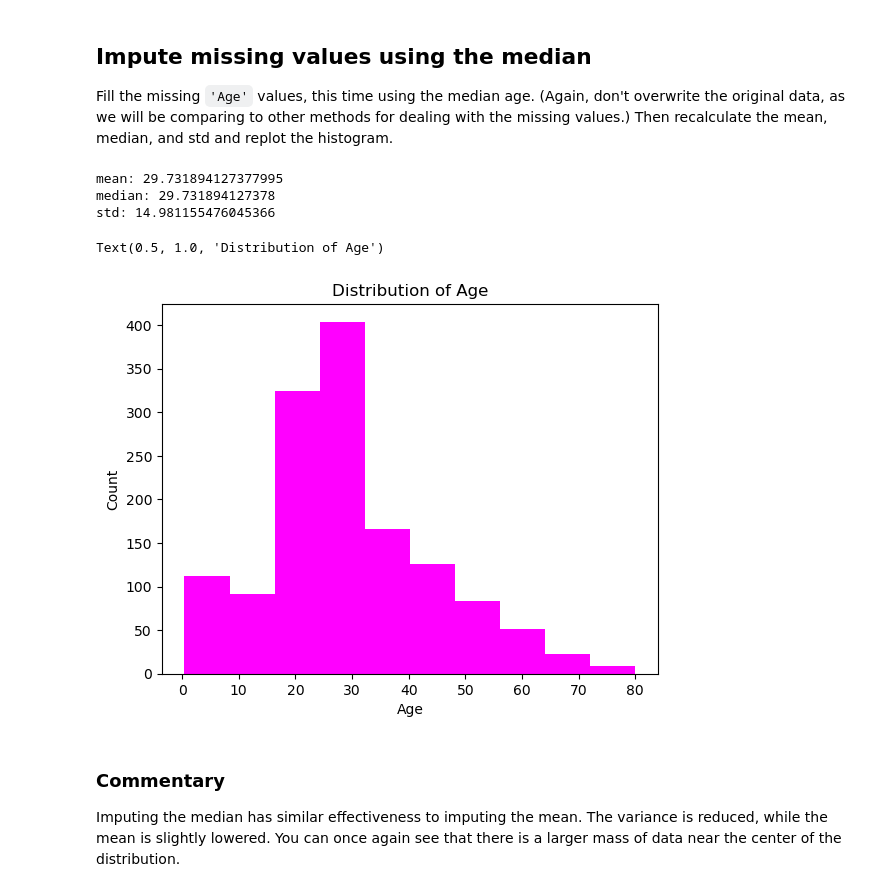
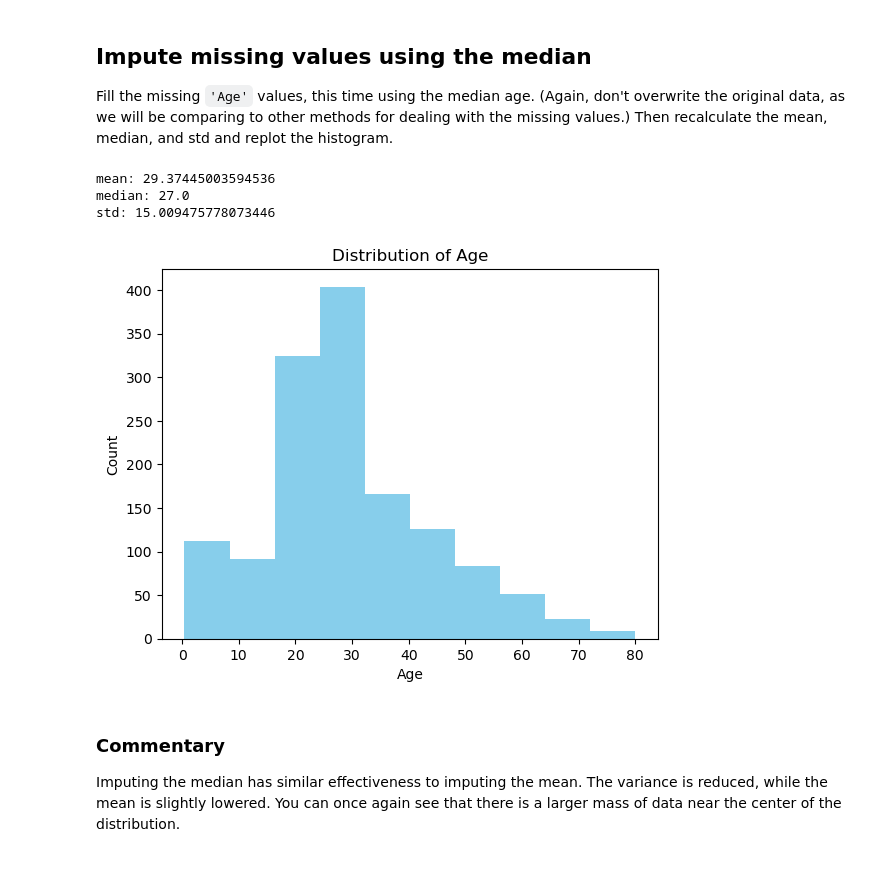
Before and after one commit to Endalkmin/dsc-more-on-missing-data-lab, a Jupyter notebook: index.ipynb, the cells around one changed output. Saved outputs shown, nothing was run; the diff lists cells and outputs as text; code cells hidden in the pictures.

```diff
--- a/index.ipynb
+++ b/index.ipynb
@@ -19,7 +19,7 @@ To start, load the dataset `'titanic.csv'` using pandas.
 # Your code here
 import pandas as pd
 import matplotlib.pyplot as plt
-df2 = pd.read_csv('titanic.csv')
+df = pd.read_csv('titanic.csv')
 # %% [markdown]
 Use the `.info()` method to quickly preview which features have missing data
 # %%
@@ -105,26 +105,26 @@ Note that the standard deviation dropped, the median was slightly raised and the
 Fill the missing `'Age'` values, this time using the median age. (Again, don't overwrite the original data, as we will be comparing to other methods for dealing with the missing values.) Then recalculate the mean, median, and std and replot the histogram.
 # %%
 # Your code here
-df4 = df['Age'].fillna(df['Age'].median())
+df2 = df['Age'].fillna(df['Age'].median())
 # %%
-print(f'mean: {df4.mean()}')
-print(f'median: {df4.median()}')
-print(f'std: {df4.std()}')
+print(f'mean: {df2.mean()}')
+print(f'median: {df2.median()}')
+print(f'std: {df2.std()}')
 # %% [output]
-mean: 29.731894127377995
-median: 29.731894127378
-std: 14.981155476045366
+mean: 29.37445003594536
+median: 27.0
+std: 15.009475778073446
 # %%
-variable = df4
+variable = df2
 
 fig, ax = plt.subplots()
-ax.hist(variable, color='magenta')
+ax.hist(variable, color='skyblue')
 ax.set_xlabel('Age')
 ax.set_ylabel('Count')
 ax.set_title('Distribution of Age')
+plt.show()
 # %% [output]
-Text(0.5, 1.0, 'Distribution of Age')
-[figure, old version]
+[figure, new version]
 # %% [markdown]
 ### Commentary
 
```
Also changed, not shown: parts of 9 cells of this notebook.
